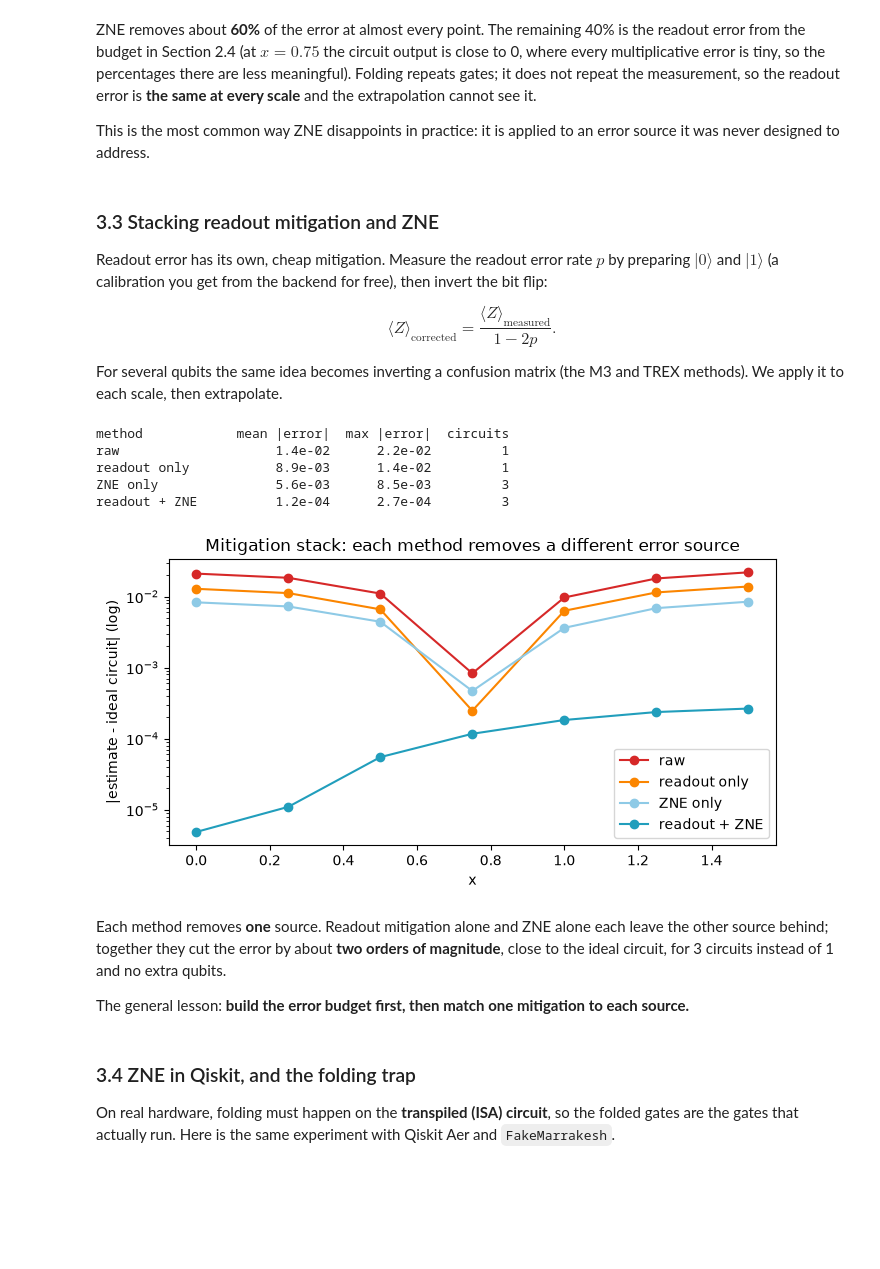
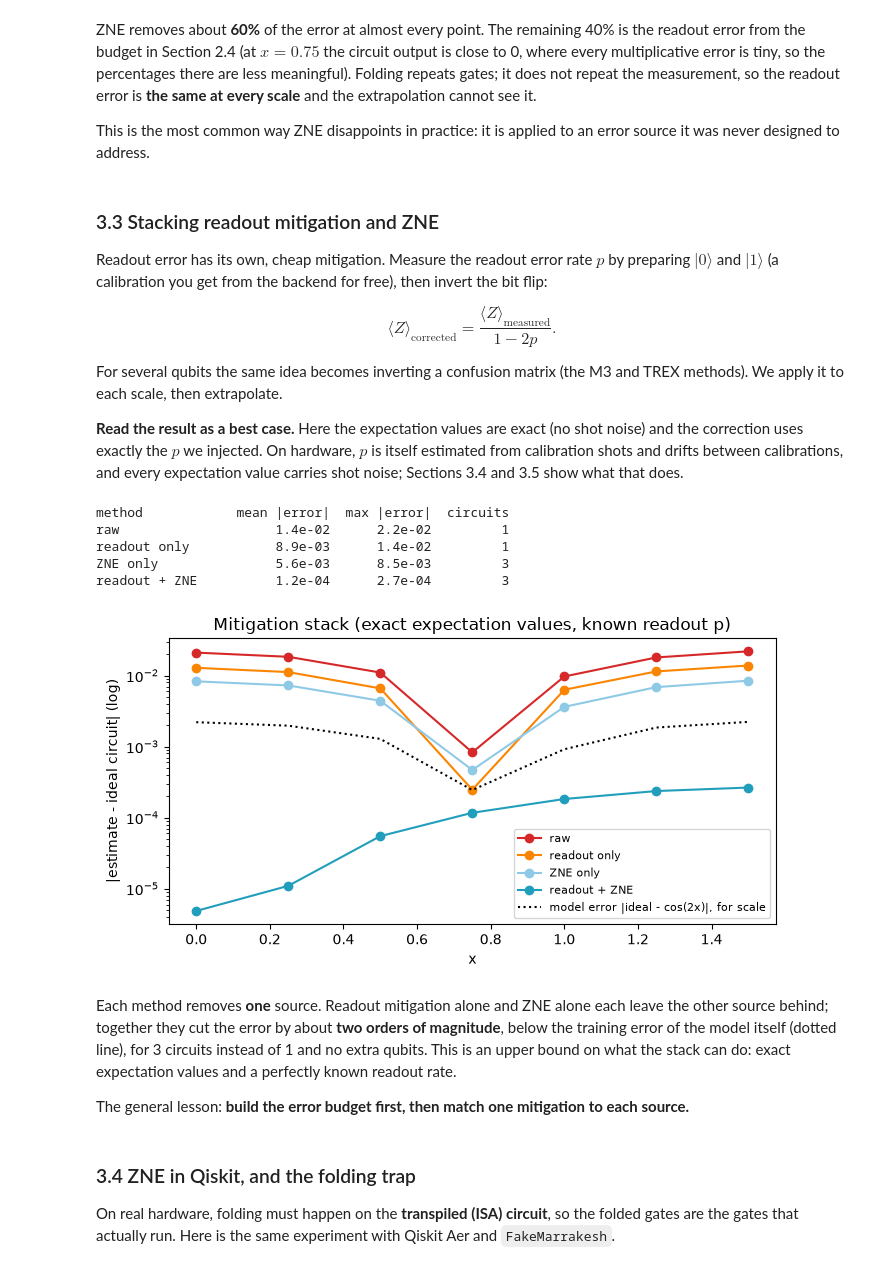
Before and after one commit to MaldoAlberto/dqc-qem-qec-tutorial, a Jupyter notebook: dqc_ode_qem_qec_tutorial.ipynb, the cells around one changed output. Drawn from its saved outputs; the diff is of its cells as text; code cells hidden in the pictures; blank space fills up the shorter version.

```diff
--- a/dqc_ode_qem_qec_tutorial.ipynb
+++ b/dqc_ode_qem_qec_tutorial.ipynb
@@ -636,41 +641,44 @@ Readout error has its own, cheap mitigation. Measure the readout error rate $p$
 $$\langle Z\rangle_{\text{corrected}} = \frac{\langle Z\rangle_{\text{measured}}}{1 - 2p}.$$
 
 For several qubits the same idea becomes inverting a confusion matrix (the M3 and TREX methods). We apply it to each scale, then extrapolate.
+
+**Read the result as a best case.** Here the expectation values are exact (no shot noise) and the correction uses exactly the $p$ we injected. On hardware, $p$ is itself estimated from calibration shots and drifts between calibrations, and every expectation value carries shot noise; Sections 3.4 and 3.5 show what that does.
 # %%
 results = {"raw": [], "readout only": [], "ZNE only": [], "readout + ZNE": []}
 for x in xs_eval:
     ideal_x = float(circuit(x, theta_opt))
     v = [measured(s, x) for s in scales]
     v_ro = [vi / (1 - 2 * readout_err[2]) for vi in v]
     estimates = {
         "raw": v[0],
         "readout only": v_ro[0],
         "ZNE only": float(qml.noise.richardson_extrapolate(scales, v)),
         "readout + ZNE": float(qml.noise.richardson_extrapolate(scales, v_ro)),
     }
     for k, e in estimates.items():
         results[k].append(abs(e - ideal_x))
 
 print(f"{'method':<16s} {'mean |error|':>13s} {'max |error|':>12s} {'circuits':>9s}")
 cost = {"raw": 1, "readout only": 1, "ZNE only": 3, "readout + ZNE": 3}
 for k, errs in results.items():
     print(f"{k:<16s} {onp.mean(errs):>13.1e} {onp.max(errs):>12.1e} {cost[k]:>9d}")
 
 plt.figure(figsize=(7, 3.8))
 for (k, errs), c in zip(results.items(), ["#d62828", "#fb8500", "#8ecae6", "#219ebc"]):
     plt.semilogy(xs_eval, errs, "o-", color=c, label=k)
-plt.xlabel("x"); plt.ylabel("|estimate - ideal circuit| (log)"); plt.legend()
-plt.title("Mitigation stack: each method removes a different error source")
+plt.semilogy(xs_eval, onp.abs(y_ideal - y_exact), "k:", label="model error |ideal - cos(2x)|, for scale")
+plt.xlabel("x"); plt.ylabel("|estimate - ideal circuit| (log)"); plt.legend(fontsize=8)
+plt.title("Mitigation stack (exact expectation values, known readout p)")
 plt.tight_layout(); plt.show()
 # %% [output]
 method            mean |error|  max |error|  circuits
 raw                    1.4e-02      2.2e-02         1
 readout only           8.9e-03      1.4e-02         1
 ZNE only               5.6e-03      8.5e-03         3
 readout + ZNE          1.2e-04      2.7e-04         3
-[figure, old version]
+[figure, new version]
 # %% [markdown]
-Each method removes **one** source. Readout mitigation alone and ZNE alone each leave the other source behind; together they cut the error by about **two orders of magnitude**, close to the ideal circuit, for 3 circuits instead of 1 and no extra qubits.
+Each method removes **one** source. Readout mitigation alone and ZNE alone each leave the other source behind; together they cut the error by about **two orders of magnitude**, below the training error of the model itself (dotted line), for 3 circuits instead of 1 and no extra qubits. This is an upper bound on what the stack can do: exact expectation values and a perfectly known readout rate.
 
 The general lesson: **build the error budget first, then match one mitigation to each source.**
 # %% [markdown]
```
Also changed, not shown: parts of 20 cells of this notebook, 1 other file.
